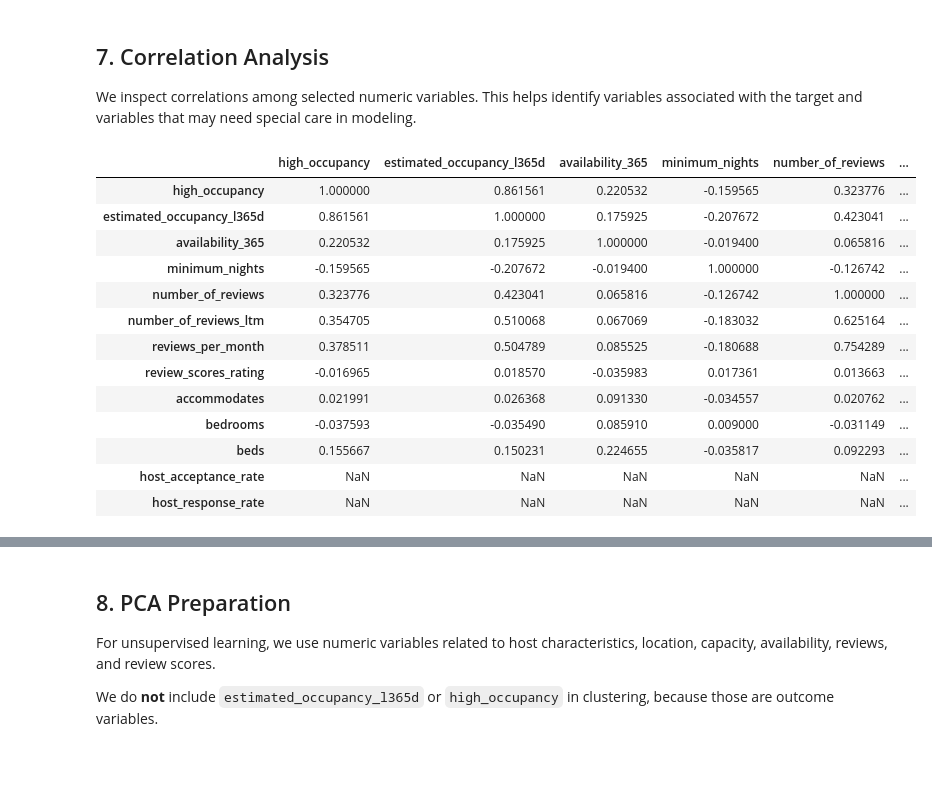
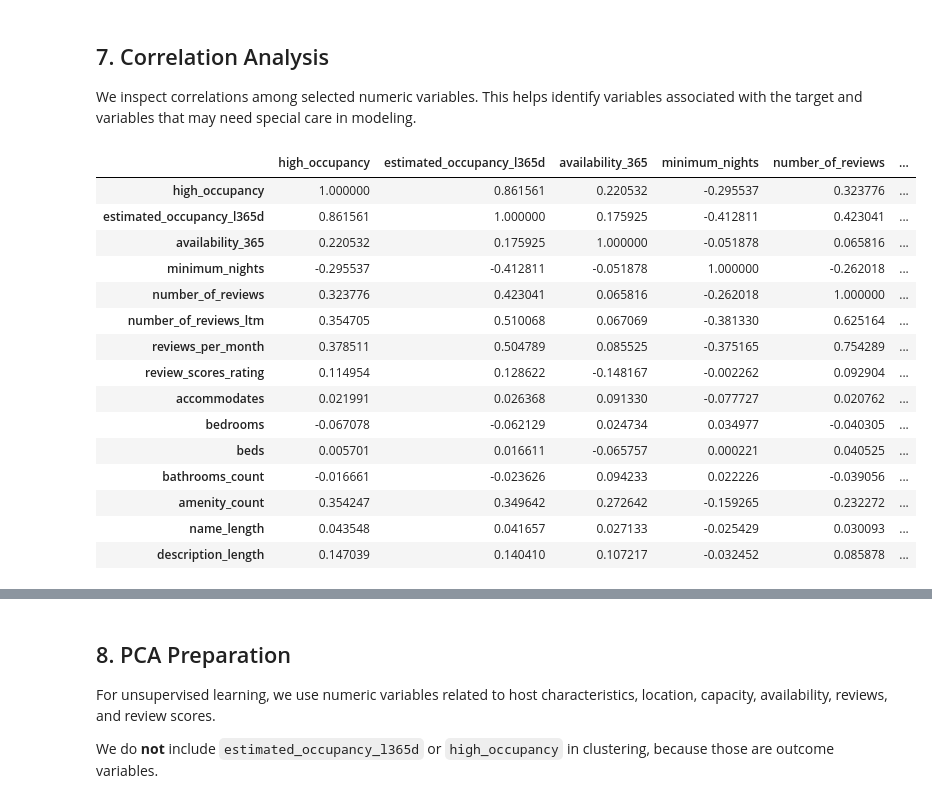
Before and after one commit to cici08051005/GR5243_Project4_end_to_end_ml, a Jupyter notebook: notebooks/02_eda_unsupervised.ipynb, the cells around one changed output, grey strips where cells are left out. Cells and saved outputs as stored; diff of their text form; code cells hidden in the pictures; blank space fills up the shorter version.

```diff
--- a/notebooks/02_eda_unsupervised.ipynb
+++ b/notebooks/02_eda_unsupervised.ipynb
@@ -247,38 +247,42 @@ We inspect correlations among selected numeric variables. This helps identify va
 # %%
 corr_cols = [
     "high_occupancy",
     "estimated_occupancy_l365d",
     "availability_365",
     "minimum_nights",
     "number_of_reviews",
     "number_of_reviews_ltm",
     "reviews_per_month",
     "review_scores_rating",
     "accommodates",
     "bedrooms",
     "beds",
-    "host_acceptance_rate",
-    "host_response_rate"
+    "bathrooms_count",
+    "amenity_count",
+    "name_length",
+    "description_length"
 ]
 
 corr_cols = [c for c in corr_cols if c in df.columns]
 corr = df[corr_cols].corr(numeric_only=True)
 corr
 # %% [output]
 |  | high_occupancy | estimated_occupancy_l365d | availability_365 | minimum_nights | number_of_reviews | ... |
-| high_occupancy | 1.000000 | 0.861561 | 0.220532 | -0.159565 | 0.323776 | ... |
-| estimated_occupancy_l365d | 0.861561 | 1.000000 | 0.175925 | -0.207672 | 0.423041 | ... |
-| availability_365 | 0.220532 | 0.175925 | 1.000000 | -0.019400 | 0.065816 | ... |
-| minimum_nights | -0.159565 | -0.207672 | -0.019400 | 1.000000 | -0.126742 | ... |
-| number_of_reviews | 0.323776 | 0.423041 | 0.065816 | -0.126742 | 1.000000 | ... |
-| number_of_reviews_ltm | 0.354705 | 0.510068 | 0.067069 | -0.183032 | 0.625164 | ... |
-| reviews_per_month | 0.378511 | 0.504789 | 0.085525 | -0.180688 | 0.754289 | ... |
-| review_scores_rating | -0.016965 | 0.018570 | -0.035983 | 0.017361 | 0.013663 | ... |
-| accommodates | 0.021991 | 0.026368 | 0.091330 | -0.034557 | 0.020762 | ... |
-| bedrooms | -0.037593 | -0.035490 | 0.085910 | 0.009000 | -0.031149 | ... |
-| beds | 0.155667 | 0.150231 | 0.224655 | -0.035817 | 0.092293 | ... |
-| host_acceptance_rate | NaN | NaN | NaN | NaN | NaN | ... |
-| host_response_rate | NaN | NaN | NaN | NaN | NaN | ... |
+| high_occupancy | 1.000000 | 0.861561 | 0.220532 | -0.295537 | 0.323776 | ... |
+| estimated_occupancy_l365d | 0.861561 | 1.000000 | 0.175925 | -0.412811 | 0.423041 | ... |
+| availability_365 | 0.220532 | 0.175925 | 1.000000 | -0.051878 | 0.065816 | ... |
+| minimum_nights | -0.295537 | -0.412811 | -0.051878 | 1.000000 | -0.262018 | ... |
+| number_of_reviews | 0.323776 | 0.423041 | 0.065816 | -0.262018 | 1.000000 | ... |
+| number_of_reviews_ltm | 0.354705 | 0.510068 | 0.067069 | -0.381330 | 0.625164 | ... |
+| reviews_per_month | 0.378511 | 0.504789 | 0.085525 | -0.375165 | 0.754289 | ... |
+| review_scores_rating | 0.114954 | 0.128622 | -0.148167 | -0.002262 | 0.092904 | ... |
+| accommodates | 0.021991 | 0.026368 | 0.091330 | -0.077727 | 0.020762 | ... |
+| bedrooms | -0.067078 | -0.062129 | 0.024734 | 0.034977 | -0.040305 | ... |
+| beds | 0.005701 | 0.016611 | -0.065757 | 0.000221 | 0.040525 | ... |
+| bathrooms_count | -0.016661 | -0.023626 | 0.094233 | 0.022226 | -0.039056 | ... |
+| amenity_count | 0.354247 | 0.349642 | 0.272642 | -0.159265 | 0.232272 | ... |
+| name_length | 0.043548 | 0.041657 | 0.027133 | -0.025429 | 0.030093 | ... |
+| description_length | 0.147039 | 0.140410 | 0.107217 | -0.032452 | 0.085878 | ... |
 # %%
 plt.figure(figsize=(9, 7))
 
```
Also changed, not shown: parts of 13 cells of this notebook, 35 other files.
